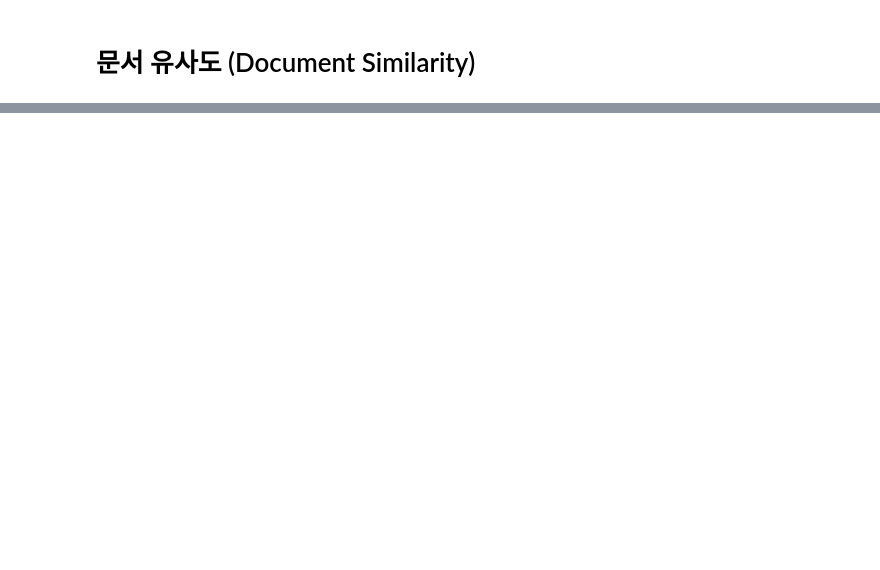
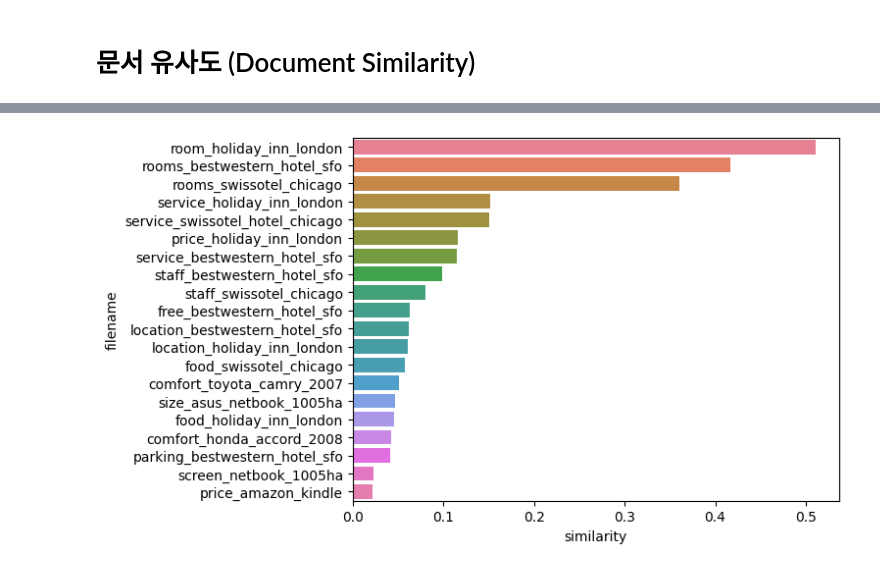
Before and after one commit to vfxpedia/07_nlp, a Jupyter notebook: 01_text_analysis/04_document_similarity.ipynb, the cells around one changed output, grey strips where cells are left out. Saved outputs shown, nothing was run; the diff lists cells and outputs as text; code cells hidden in the pictures; blank space fills up the shorter version.

```diff
--- a/01_text_analysis/04_document_similarity.ipynb
+++ b/01_text_analysis/04_document_similarity.ipynb
@@ -67,0 +99,5 @@ def lemmatize(text):
+# %%
+from sklearn.cluster import KMeans
+kmeans = KMeans(n_clusters=4, max_iter=5000, random_state=0)
+document_df['cluster'] = kmeans.fit_predict(opinions_vecs)
+document_df
@@ -67,0 +143,4 @@ def lemmatize(text):
+# %%
+# 첫번째 리뷰를 기준 리뷰로 선정
+base_idx = 1
+document_df.iloc[base_idx]
@@ -67,0 +152,6 @@ def lemmatize(text):
+# %%
+from sklearn.metrics.pairwise import cosine_similarity
+
+# 기준 리뷰와 모든 리뷰의 코사인 유사도 계산
+opinions_sim = cosine_similarity(opinions_vecs[base_idx], opinions_vecs)
+opinions_sim
@@ -67,0 +170,11 @@ def lemmatize(text):
+# %%
+# 유사도 높은 순으로 정렬
+opinions_sorted_idx = opinions_sim.argsort()[:,::-1]  # 내림차순 저렬 (유사도 높은순)
+opinions_sorted_idx = opinions_sorted_idx[:, 1:]      # 자기자신 제외
+opinions_sorted_idx = opinions_sorted_idx.reshape(-1) # 1차원 벡터로 변환
+
+# 유사도가 높은순으로 정렬된 파일명 조회
+result_df = document_df.iloc[opinions_sorted_idx][['filename', 'cluster']]
+opinions_sim = opinions_sim.reshape(-1)
+result_df['similarity'] = opinions_sim[opinions_sorted_idx]
+result_df
@@ -67,0 +199,8 @@ def lemmatize(text):
+# %%
+import matplotlib.pyplot as plt
+import seaborn as sns
+
+sns.barplot(x='similarity', y='filename', data=result_df.iloc[:20], hue='filename')
+plt.show()
+# %% [output]
+[figure, added]
```
Also changed, not shown: parts of 7 cells of this notebook, 7 other files.
